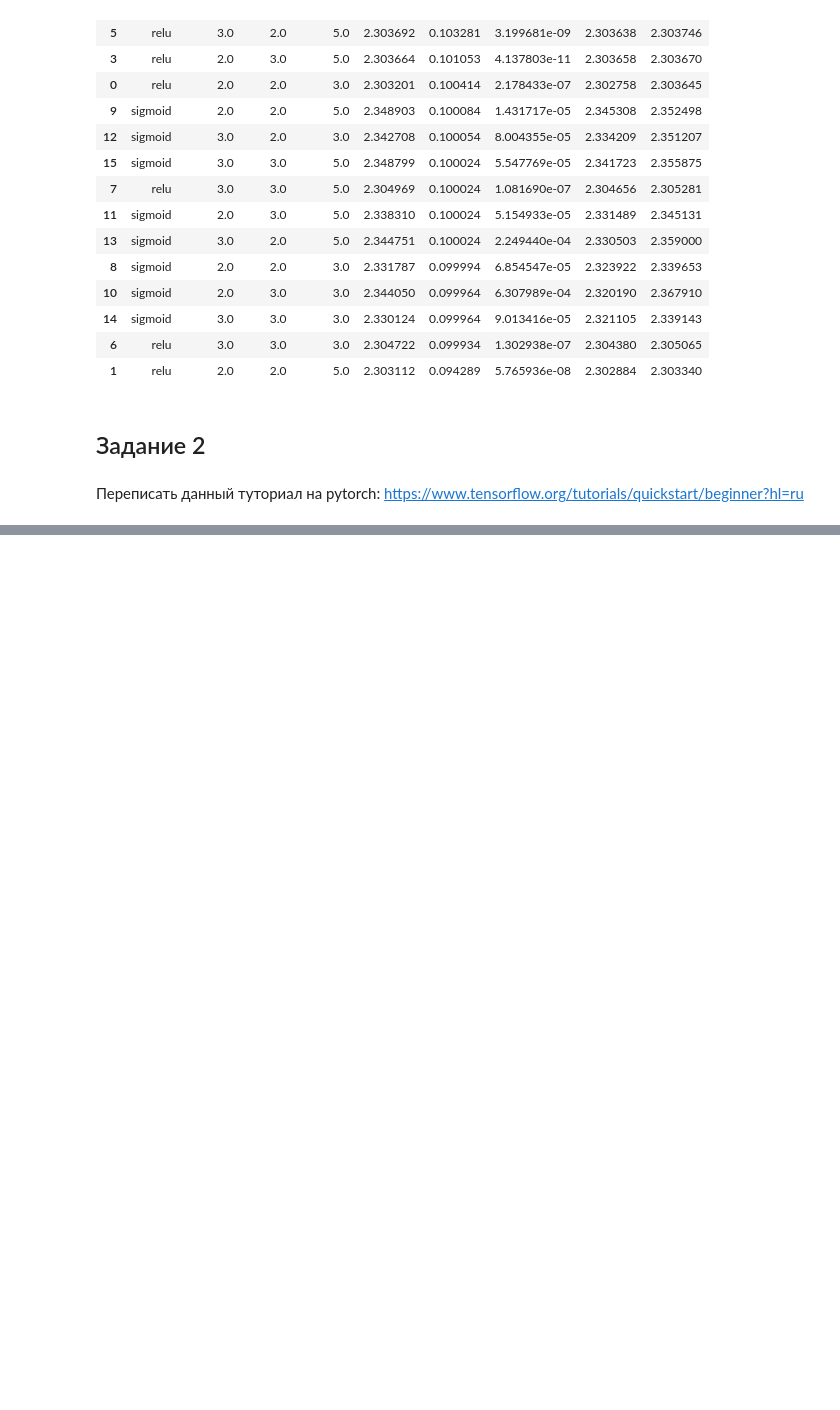
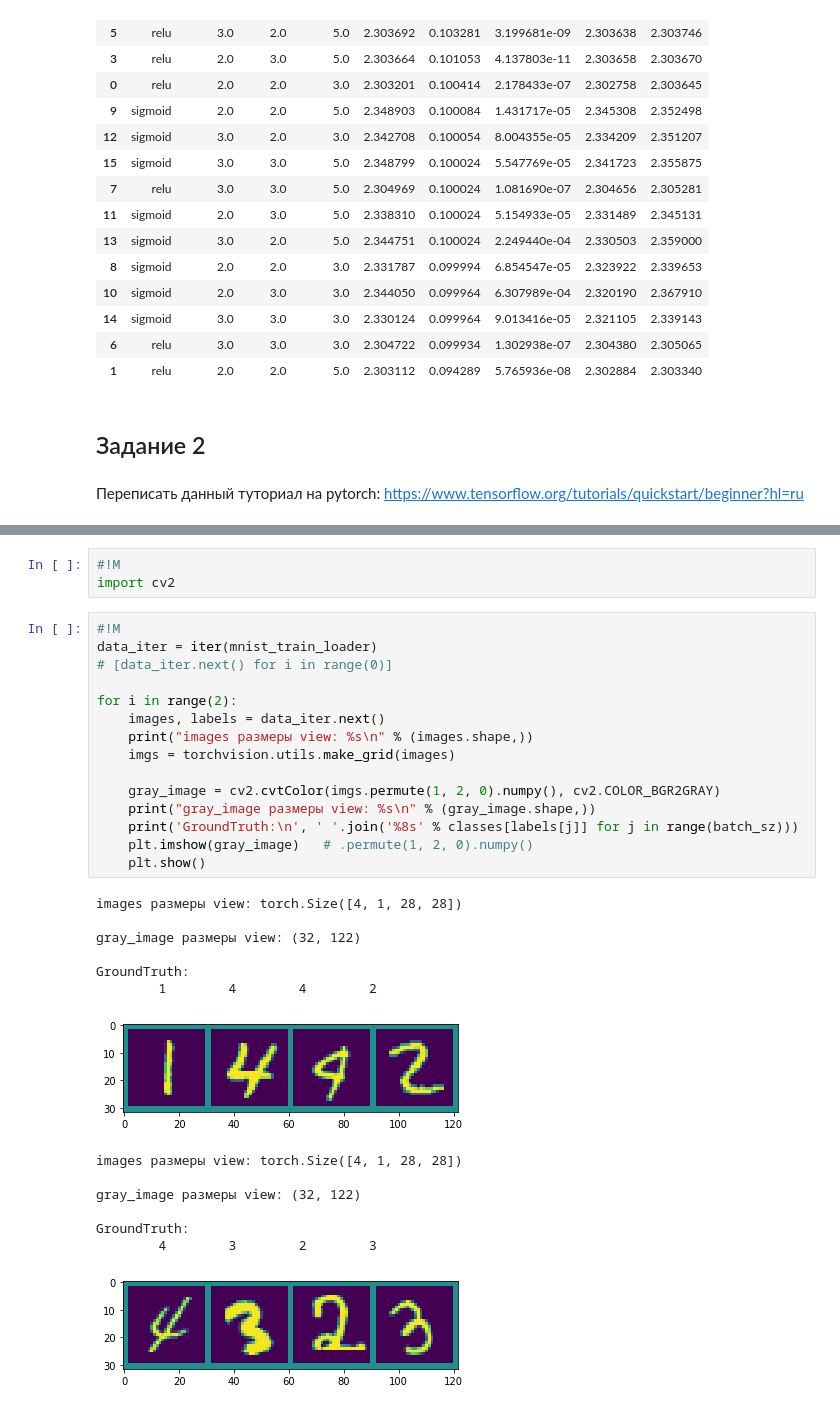
Before and after one commit to VitalyGladyshev/gb_pytorch, a Jupyter notebook: pytorch_hw_01.ipynb, the cells around one changed output, grey strips where cells are left out. Drawn from its saved outputs; the diff is of its cells as text; blank space fills up the shorter version.

```diff
--- a/pytorch_hw_01.ipynb
+++ b/pytorch_hw_01.ipynb
@@ -1084,0 +1240,33 @@ search_top.summary_data.sort_values('accuracy', ascending=False)
+# %%
+#!M
+import cv2
+# %%
+#!M
+data_iter = iter(mnist_train_loader)
+# [data_iter.next() for i in range(0)]
+
+for i in range(2):
+    images, labels = data_iter.next()
+    print("images размеры view: %s\n" % (images.shape,))
+    imgs = torchvision.utils.make_grid(images)
+
+    gray_image = cv2.cvtColor(imgs.permute(1, 2, 0).numpy(), cv2.COLOR_BGR2GRAY)
+    print("gray_image размеры view: %s\n" % (gray_image.shape,))
+    print('GroundTruth:\n', ' '.join('%8s' % classes[labels[j]] for j in range(batch_sz)))
+    plt.imshow(gray_image)   # .permute(1, 2, 0).numpy()
+    plt.show()
+# %% [output]
+images размеры view: torch.Size([4, 1, 28, 28])
+
+gray_image размеры view: (32, 122)
+
+GroundTruth:
+        1        4        4        2
+[figure, added]
+images размеры view: torch.Size([4, 1, 28, 28])
+
+gray_image размеры view: (32, 122)
+
+GroundTruth:
+        4        3        2        3
+[figure, added]
```
Also changed, not shown: parts of 18 cells of this notebook.
